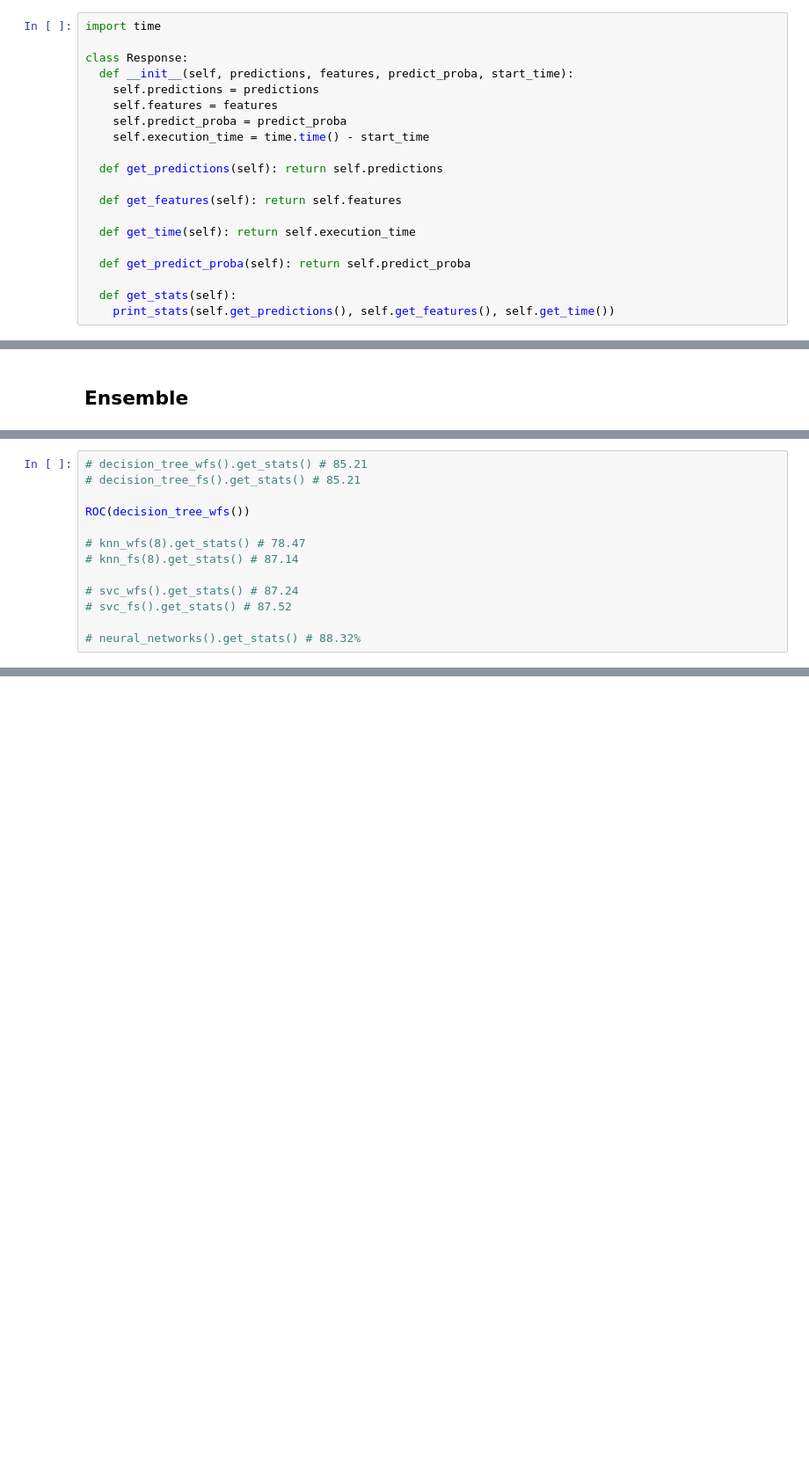
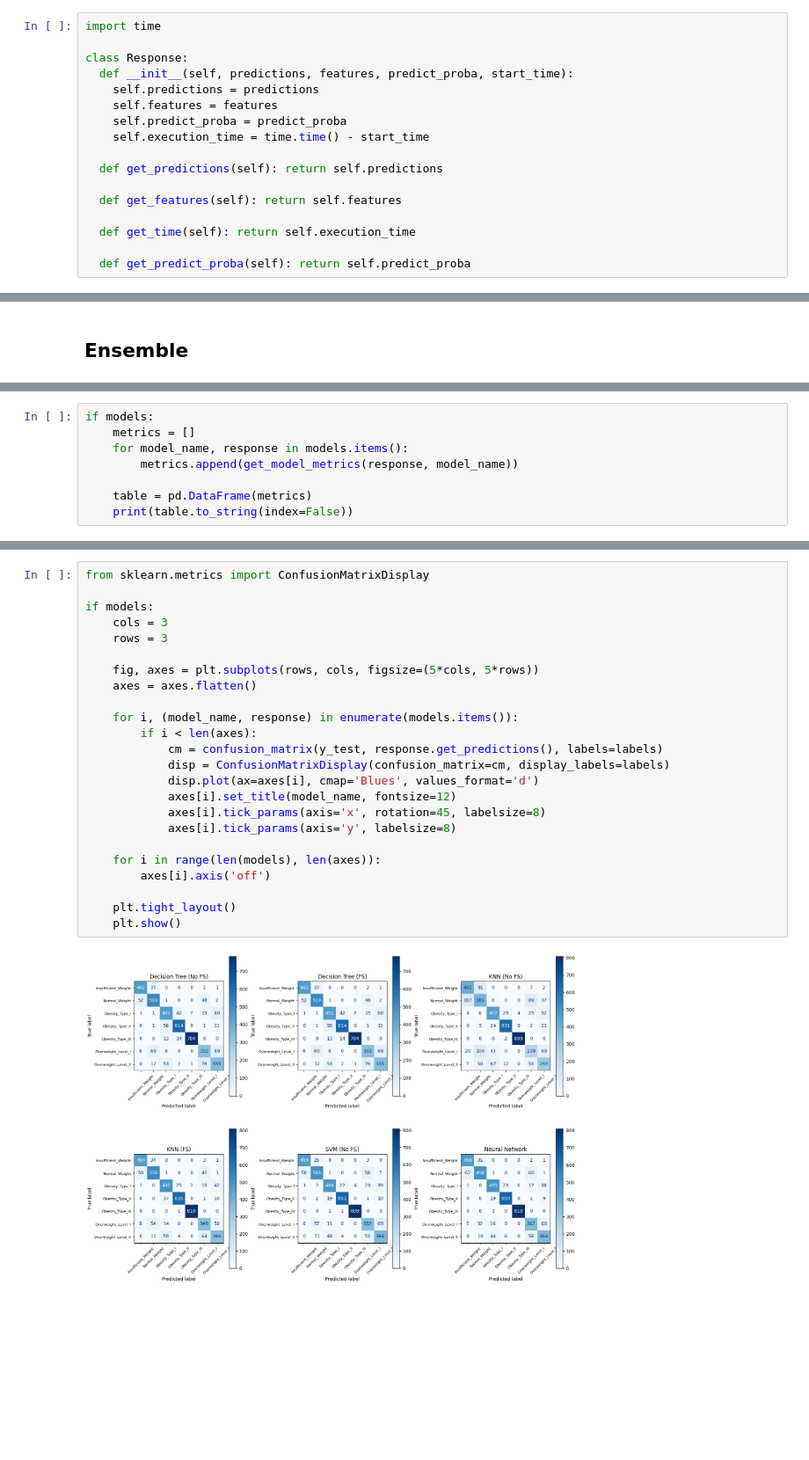
Before and after one commit to rubuy-74/feup-ia, a Jupyter notebook: proj2/main.ipynb, the cells around one changed output, grey strips where cells are left out. Shown at 88% size. Cells and saved outputs as stored; diff of their text form; blank space fills up the shorter version.

Commit message:
adding last metrics

```diff
--- a/proj2/main.ipynb
+++ b/proj2/main.ipynb
@@ -36,9 +36,6 @@ class Response:
   def get_time(self): return self.execution_time
 
   def get_predict_proba(self): return self.predict_proba
-
-  def get_stats(self):
-    print_stats(self.get_predictions(), self.get_features(), self.get_time())
 # %% [markdown]
 ## Additional Features
 # %%
@@ -466,13 +463,8 @@ print(f"Accuracy of the ensemble: {round(ensemble.score(x_test_scaled, y_test)*1
 # %%
-# decision_tree_wfs().get_stats() # 85.21
-# decision_tree_fs().get_stats() # 85.21
+if models:
+    metrics = []
+    for model_name, response in models.items():
+        metrics.append(get_model_metrics(response, model_name))
 
-ROC(decision_tree_wfs())
-
-# knn_wfs(8).get_stats() # 78.47
-# knn_fs(8).get_stats() # 87.14
-
-# svc_wfs().get_stats() # 87.24
-# svc_fs().get_stats() # 87.52
-
-# neural_networks().get_stats() # 88.32%
+    table = pd.DataFrame(metrics)
+    print(table.to_string(index=False))
@@ -478,0 +481,26 @@ ROC(decision_tree_wfs())
+# %%
+from sklearn.metrics import ConfusionMatrixDisplay
+
+if models:
+    cols = 3
+    rows = 3
+
+    fig, axes = plt.subplots(rows, cols, figsize=(5*cols, 5*rows))
+    axes = axes.flatten()
+
+    for i, (model_name, response) in enumerate(models.items()):
+        if i < len(axes):
+            cm = confusion_matrix(y_test, response.get_predictions(), labels=labels)
+            disp = ConfusionMatrixDisplay(confusion_matrix=cm, display_labels=labels)
+            disp.plot(ax=axes[i], cmap='Blues', values_format='d')
+            axes[i].set_title(model_name, fontsize=12)
+            axes[i].tick_params(axis='x', rotation=45, labelsize=8)
+            axes[i].tick_params(axis='y', labelsize=8)
+
+    for i in range(len(models), len(axes)):
+        axes[i].axis('off')
+
+    plt.tight_layout()
+    plt.show()
+# %% [output]
+[figure, added]
```
Also changed, not shown: parts of 23 cells of this notebook.
